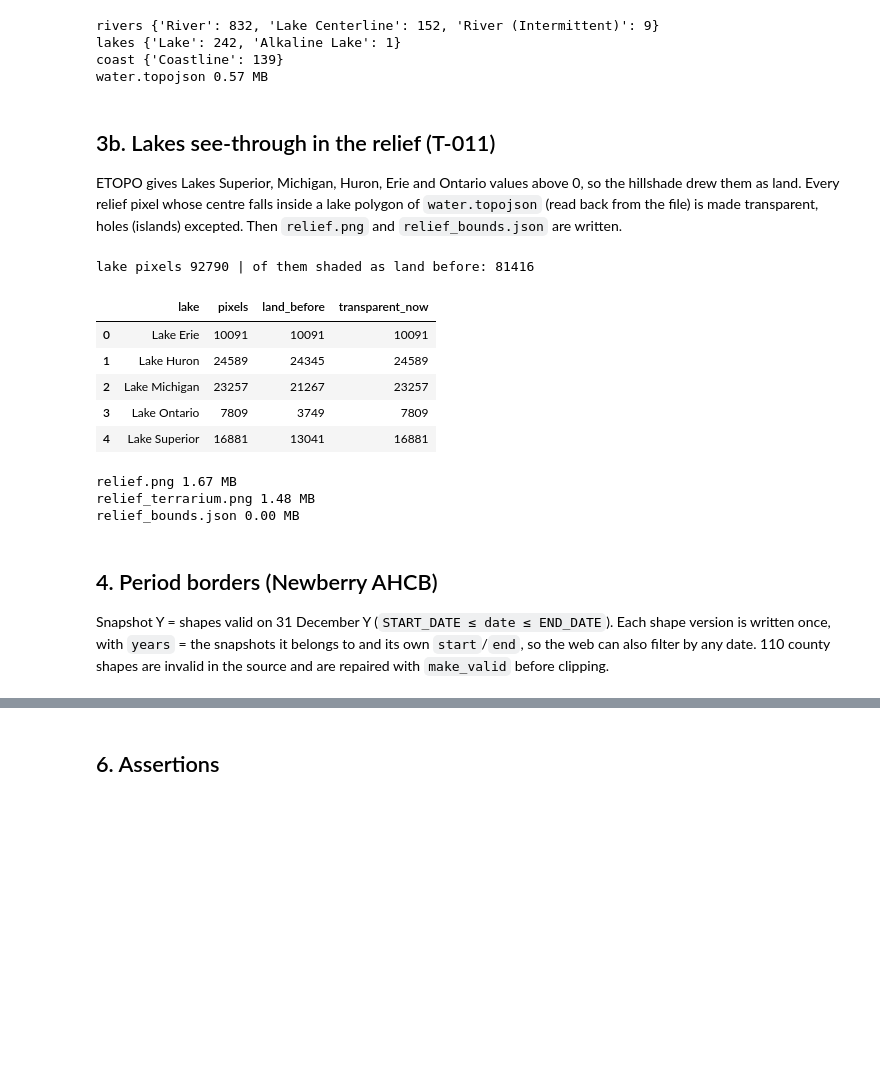
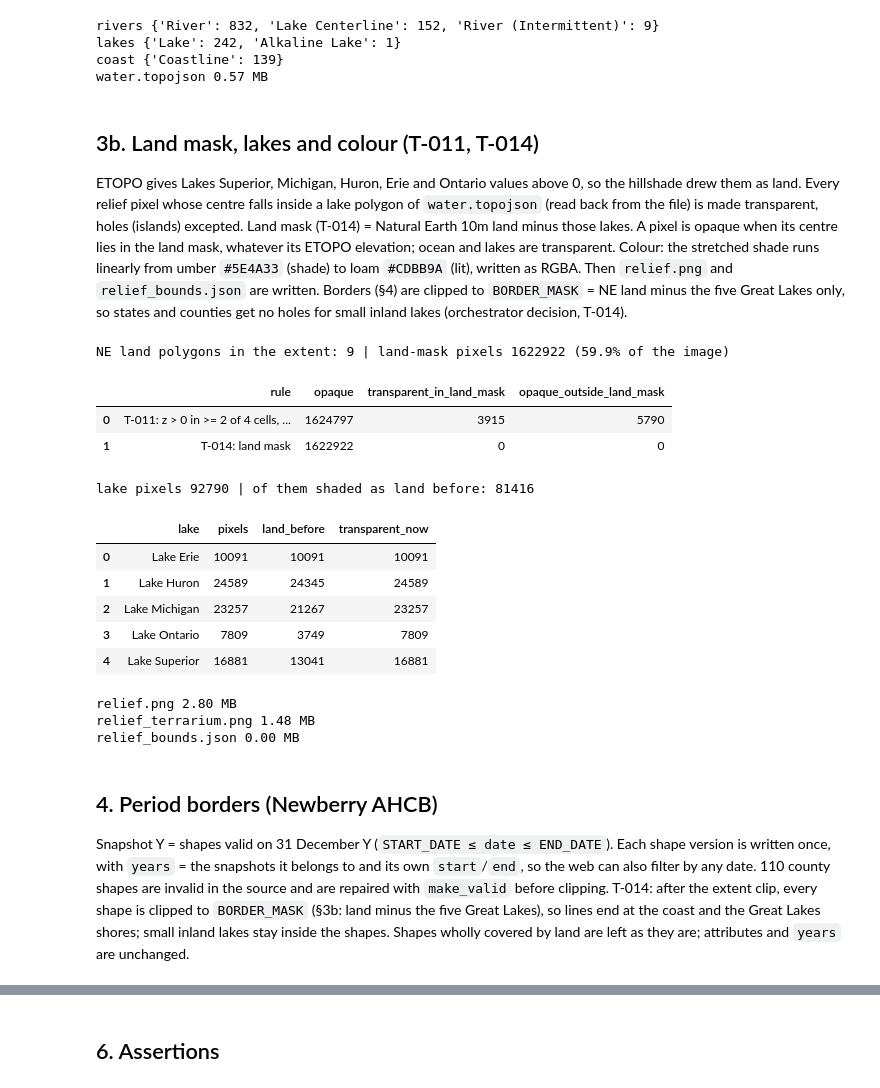
Before and after one commit to larawashington-PGDV5200/revolutionary-xroads, a Jupyter notebook: rx-pipeline/notebooks/E01_base.ipynb, the cells around one changed output, grey strips where cells are left out. Cells and saved outputs as stored; diff of their text form; code cells hidden in the pictures; blank space fills up the shorter version.

```diff
--- a/rx-pipeline/notebooks/E01_base.ipynb
+++ b/rx-pipeline/notebooks/E01_base.ipynb
@@ -259,26 +260,28 @@ def hillshade(z, lat_c, res_deg, azimuth=315, altitude=45):
 Z_FACTOR = 5             # vertical exaggeration (T-010)
 STRETCH_PCT = (1, 99)    # linear contrast stretch between these land-cell percentiles
 land = z > 0
-hs = hillshade(z * Z_FACTOR, lat_c, res)
+hs = hillshade(np.maximum(z, 0) * Z_FACTOR, lat_c, res)     # T-014: below sea level shades flat; the land mask (§3b) sets transparency
 s_lo, s_hi = np.percentile(hs[land], STRETCH_PCT)
 shade = np.clip((hs - s_lo) / (s_hi - s_lo), 0, 1)
 print(f'shade before stretch: p{STRETCH_PCT[0]} {s_lo:.3f}, p{STRETCH_PCT[1]} {s_hi:.3f} | grey std on land {(shade[land] * 255).std():.1f}')
 
-# T-011: 2 x 2 block mean over land cells; a block is land when >= 2 of its 4 cells are land
+# T-011: 2 x 2 block mean; T-014: of all 4 cells (the land mask in §3b decides what is opaque)
 DOWNSAMPLE = 2
 assert z.shape[0] % DOWNSAMPLE == 0 and z.shape[1] % DOWNSAMPLE == 0, z.shape     # so the bounds stay the same
 def blocks(a): return a.reshape(a.shape[0] // DOWNSAMPLE, DOWNSAMPLE, a.shape[1] // DOWNSAMPLE, DOWNSAMPLE).sum(axis=(1, 3))
 n_land = blocks(land.astype('int16'))
-gray = np.round(blocks(np.where(land, shade, 0)) / np.maximum(n_land, 1) * 255).astype('uint8')
-land2 = n_land * 2 >= DOWNSAMPLE ** 2
+gray = np.round(blocks(shade) / DOWNSAMPLE ** 2 * 255).astype('uint8')
+land2 = n_land * 2 >= DOWNSAMPLE ** 2        # the T-011 land rule, kept only to report what T-014 changes
 res2 = res * DOWNSAMPLE
 print('relief grid', z.shape, '->', gray.shape, '| cell', round(res2, 6), 'deg | land blocks', f'{land2.mean():.1%}', '| grey std on land', round(float(gray[land2].std()), 1))
 meta = {'bounds': BOUNDS, 'bounds_order': '[west, south, east, north], degrees, cell edges',
         'crs': 'EPSG:4326', 'grid': 'equirectangular lon/lat; in deck.gl set _imageCoordinateSystem: COORDINATE_SYSTEM.LNGLAT',
-        'width': int(gray.shape[1]), 'height': int(gray.shape[0]), 'cell_deg': res2, 'downsample': {'factor': DOWNSAMPLE, 'method': 'mean of land cells per block; land if >= 2 of 4 cells', 'source_cell_deg': res},
+        'width': int(gray.shape[1]), 'height': int(gray.shape[0]), 'cell_deg': res2, 'downsample': {'factor': DOWNSAMPLE, 'method': 'mean of all cells per block (T-014)', 'source_cell_deg': res},
         'extent': BOUNDS, 'extent_note': 'shared map extent = relief bounds; every web/data map layer is clipped to it (T-011)',
         'hillshade': {'azimuth': 315, 'altitude': 45, 'z_factor': Z_FACTOR,
-                      'stretch': {'method': 'linear, land cells', 'percentiles': list(STRETCH_PCT), 'shade_range': [round(float(s_lo), 4), round(float(s_hi), 4)]}}, 'ocean': 'transparent where z <= 0', 'lakes': 'transparent inside the water.topojson lake polygons (T-011)',
+                      'stretch': {'method': 'linear, land cells (z > 0)', 'percentiles': list(STRETCH_PCT), 'shade_range': [round(float(s_lo), 4), round(float(s_hi), 4)]},
+                      'below_sea_level': 'z < 0 set to 0 before shading (T-014)'},
+        'ocean': 'transparent outside the Natural Earth 10m land polygons (T-014)', 'lakes': 'transparent inside the water.topojson lake polygons (T-011)',
         'elevation_m': [float(z.min()), float(z.max())],
         'source': 'NOAA NCEI 2022, ETOPO 2022 30 arc-second (ice surface), https://doi.org/10.25921/fd45-gt74'}
 
@@ -347,48 +350,81 @@ lakes {'Lake': 242, 'Alkaline Lake': 1}
 coast {'Coastline': 139}
 water.topojson 0.57 MB
 # %% [markdown]
-## 3b. Lakes see-through in the relief (T-011)
+## 3b. Land mask, lakes and colour (T-011, T-014)
 ETOPO gives Lakes Superior, Michigan, Huron, Erie and Ontario values above 0, so the hillshade drew them as land. Every relief pixel whose centre falls inside a lake polygon of `water.topojson` (read back from the file) is made transparent, holes (islands) excepted.
-Then `relief.png` and `relief_bounds.json` are written.
+Land mask (T-014) = Natural Earth 10m land minus those lakes. A pixel is opaque when its centre lies in the land mask, whatever its ETOPO elevation; ocean and lakes are transparent.
+Colour: the stretched shade runs linearly from umber `#5E4A33` (shade) to loam `#CDBB9A` (lit), written as RGBA.
+Then `relief.png` and `relief_bounds.json` are written. Borders (§4) are clipped to `BORDER_MASK` = NE land minus the five Great Lakes only, so states and counties get no holes for small inland lakes (orchestrator decision, T-014).
 # %%
 W_lakes = read_topojson(WEB / 'water.topojson')[0]['lakes']
 px_lon = BOUNDS[0] + (np.arange(gray.shape[1]) + 0.5) * res2
 px_lat = BOUNDS[3] - (np.arange(gray.shape[0]) + 0.5) * res2
 def pixels_in(geoms):
     """Boolean mask of relief pixels whose centre lies inside any of the polygons (each tested in its own bbox window; no union, quantized rings can touch)."""
     m = np.zeros(gray.shape, bool)
     for g in shapely.make_valid(np.asarray(geoms)):
         x0, y0, x1, y1 = g.bounds
         c = np.where((px_lon >= x0) & (px_lon <= x1))[0]; r = np.where((px_lat >= y0) & (px_lat <= y1))[0]
         if len(c) and len(r):
             X, Y = np.meshgrid(px_lon[c], px_lat[r])
             m[r[0]:r[-1]+1, c[0]:c[-1]+1] |= shapely.contains_xy(g, X, Y)
     return m
 lake_px = pixels_in(W_lakes.geometry.values)
-alpha = np.where(land2 & ~lake_px, 255, 0).astype('uint8')
+
+# T-014: land mask = Natural Earth 10m land (local copy if present, else read remotely; nothing is written) minus the water.topojson lakes
+NE_LAND_URL = 'https://naciscdn.org/naturalearth/10m/physical/ne_10m_land.zip'
+NE_LAND_LOCAL = GIS / 'natural-earth-10m-land' / 'ne_10m_land' / 'ne_10m_land.shp'
+ne_land = gpd.read_file(NE_LAND_LOCAL if NE_LAND_LOCAL.exists() else f'/vsizip//vsicurl/{NE_LAND_URL}/ne_10m_land.shp', bbox=tuple(BOUNDS))
+LAND = shapely.union_all(shapely.make_valid(ne_land.geometry.values)).intersection(SHARED_BOX)
+LAND_MASK = shapely.make_valid(LAND.difference(shapely.union_all(shapely.make_valid(W_lakes.geometry.values))))
+shapely.prepare(LAND_MASK)
+GREAT_LAKES = ['Lake Superior', 'Lake Michigan', 'Lake Huron', 'Lake Erie', 'Lake Ontario']
+gl = W_lakes[W_lakes.name.isin(GREAT_LAKES)]
+assert sorted(gl.name.unique()) == sorted(GREAT_LAKES), gl.name.unique()
+BORDER_MASK = shapely.make_valid(LAND.difference(shapely.union_all(shapely.make_valid(gl.geometry.values))))   # borders: ocean + Great Lakes cut, small lakes kept
+shapely.prepare(BORDER_MASK)
+land_px = pixels_in([LAND]) & ~lake_px
+alpha = np.where(land_px, 255, 0).astype('uint8')
+print('NE land polygons in the extent:', len(ne_land), '| land-mask pixels', int(land_px.sum()), f'({land_px.mean():.1%} of the image)')
+display(pd.DataFrame([dict(rule='T-011: z > 0 in >= 2 of 4 cells, minus lakes', opaque=int((land2 & ~lake_px).sum()),
+                           transparent_in_land_mask=int((land_px & ~(land2 & ~lake_px)).sum()), opaque_outside_land_mask=int((land2 & ~lake_px & ~land_px).sum())),
+                      dict(rule='T-014: land mask', opaque=int(land_px.sum()), transparent_in_land_mask=int((land_px & (alpha == 0)).sum()),
+                           opaque_outside_land_mask=int((~land_px & (alpha > 0)).sum()))]))
+
+# T-014: earth-tone ramp, umber (shade) -> loam (lit)
+LIT, SHADE = np.array([0xCD, 0xBB, 0x9A]), np.array([0x5E, 0x4A, 0x33])
+rgb = np.round(SHADE + gray[..., None] / 255 * (LIT - SHADE)).astype('uint8')
+meta['colour'] = {'lit': '#CDBB9A', 'shade': '#5E4A33', 'method': 'linear in sRGB on the stretched shade (T-014)', 'mode': 'RGBA'}
+meta['land_mask'] = {'source': 'Natural Earth 10m physical land v5 (Kelso and Patterson, n.d.), public domain, ' + NE_LAND_URL,
+                     'minus': 'water.topojson lakes', 'rule': 'pixel opaque when its centre lies in the mask (T-014)'}
 print('lake pixels', int(lake_px.sum()), '| of them shaded as land before:', int((lake_px & land2).sum()))
 big = W_lakes[W_lakes.name.isin(['Lake Superior', 'Lake Michigan', 'Lake Huron', 'Lake Erie', 'Lake Ontario'])]
 display(pd.DataFrame([dict(lake=nm, pixels=int(m.sum()), land_before=int((m & land2).sum()), transparent_now=int((m & (alpha == 0)).sum()))
                       for nm, g in big.groupby('name') for m in [pixels_in(g.geometry.values)]]))
-Image.fromarray(np.dstack([gray, alpha]), mode='LA').save(WEB / 'relief.png', optimize=True)
+Image.fromarray(np.dstack([rgb, alpha]), mode='RGBA').save(WEB / 'relief.png', optimize=True)
 (WEB / 'relief_bounds.json').write_text(json.dumps(meta, indent=1))
 for f in ['relief.png', 'relief_terrarium.png', 'relief_bounds.json']:
     print(f, f"{(WEB/f).stat().st_size/1e6:.2f} MB")
 # %% [output]
-lake pixels 92790 | of them shaded as land before: 81416
+NE land polygons in the extent: 9 | land-mask pixels 1622922 (59.9% of the image)
-|  | lake | pixels | land_before | transparent_now |
-| 0 | Lake Erie | 10091 | 10091 | 10091 |
-| 1 | Lake Huron | 24589 | 24345 | 24589 |
-| 2 | Lake Michigan | 23257 | 21267 | 23257 |
-| 3 | Lake Ontario | 7809 | 3749 | 7809 |
-| 4 | Lake Superior | 16881 | 13041 | 16881 |
+|  | rule | opaque | transparent_in_land_mask | opaque_outside_land_mask |
+| 0 | T-011: z > 0 in >= 2 of 4 cells, ... | 1624797 | 3915 | 5790 |
+| 1 | T-014: land mask | 1622922 | 0 | 0 |
-relief.png 1.67 MB
-relief_terrarium.png 1.48 MB
-relief_bounds.json 0.00 MB
+lake pixels 92790 | of them shaded as land before: 81416
+|  | lake | pixels | land_before | transparent_now |
+| 0 | Lake Erie | 10091 | 10091 | 10091 |
+| 1 | Lake Huron | 24589 | 24345 | 24589 |
+| 2 | Lake Michigan | 23257 | 21267 | 23257 |
+| 3 | Lake Ontario | 7809 | 3749 | 7809 |
+| 4 | Lake Superior | 16881 | 13041 | 16881 |
+relief.png 2.80 MB
+relief_terrarium.png 1.48 MB
+relief_bounds.json 0.00 MB
 # %% [markdown]
 ## 4. Period borders (Newberry AHCB)
 Snapshot Y = shapes valid on 31 December Y (`START_DATE ≤ date ≤ END_DATE`). Each shape version is written once, with `years` = the snapshots it belongs to and its own `start`/`end`, so the web can also filter by any date.
 110 county shapes are invalid in the source and are repaired with `make_valid` before clipping.
+T-014: after the extent clip, every shape is clipped to `BORDER_MASK` (§3b: land minus the five Great Lakes), so lines end at the coast and the Great Lakes shores; small inland lakes stay inside the shapes. Shapes wholly covered by land are left as they are; attributes and `years` are unchanged.
 # %%
 NB = {'states': GIS / 'newberry-ahcb-stateterr/shp/US_HistStateTerr_Gen001.shp',
       'counties': GIS / 'newberry-ahcb-counties/shp/US_HistCounties_Gen001.shp'}
```
Also changed, not shown: parts of 7 cells of this notebook, 37 other files.
